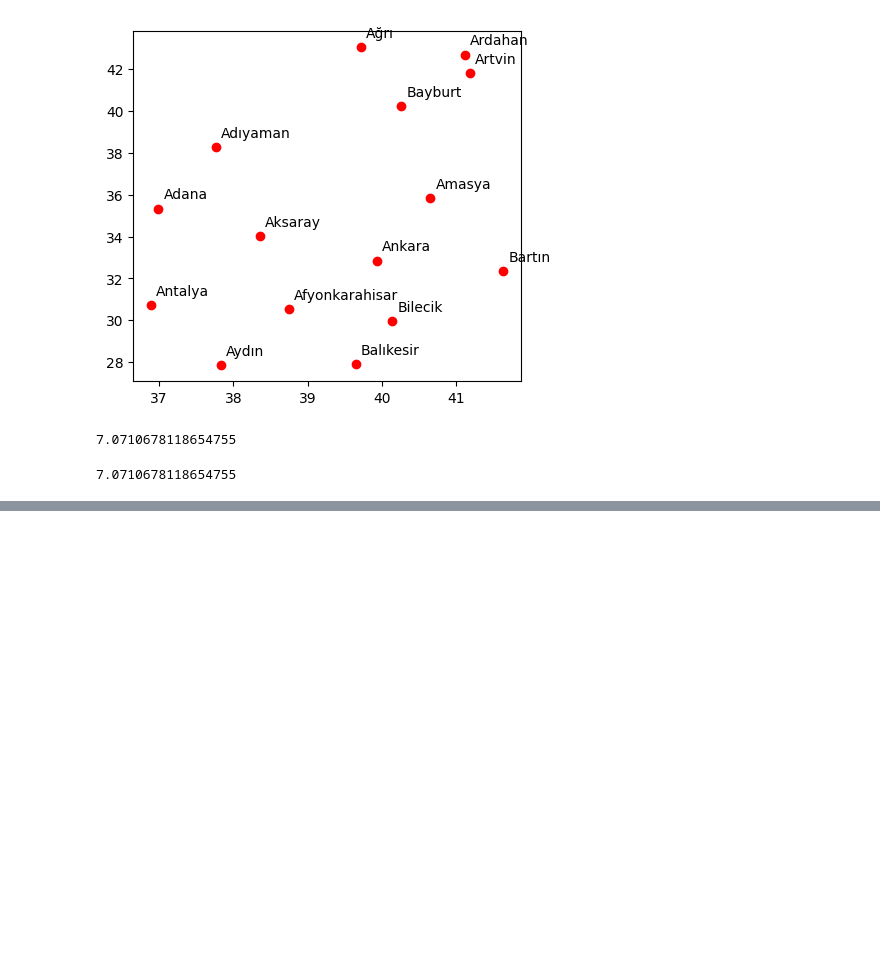
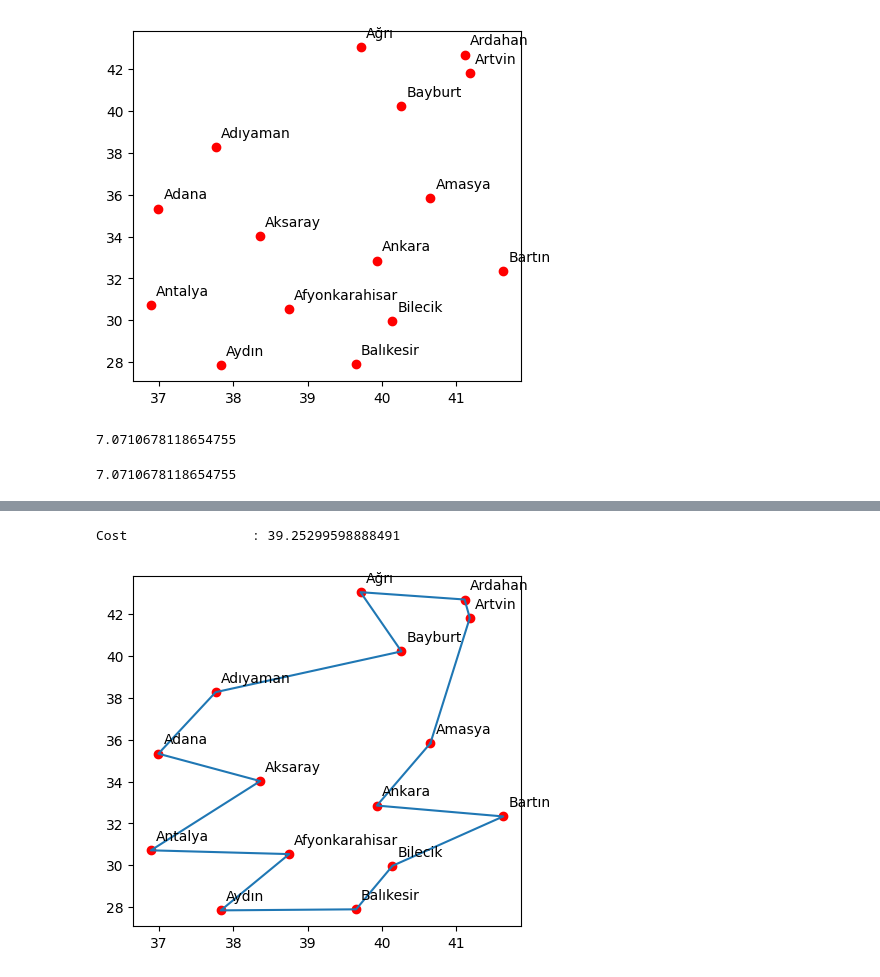
Before and after one commit to charynepesov/optimization_project, a Jupyter notebook: TSP_GA_son.ipynb, the cells around one changed output, grey strips where cells are left out. Drawn from its saved outputs; the diff is of its cells as text; code cells hidden in the pictures; blank space fills up the shorter version.

```diff
--- a/TSP_GA_son.ipynb
+++ b/TSP_GA_son.ipynb
@@ -426,0 +398,8 @@ Aksaray, Ankara, Afyonkarahisar, Antalya, Aydın, Balıkesir, Bilecik, Bartın,
+# %%
+# 50.nesil
+print('Cost                :', AllObjectives[49])
+route_node_x, route_node_y = getNodeXY(AllSolutions[49])
+plotRoute(route_node_x, route_node_y)
+# %% [output]
+Cost                : 39.25299598888491
+[figure, added]
```
Also changed, not shown: parts of 13 cells of this notebook.
